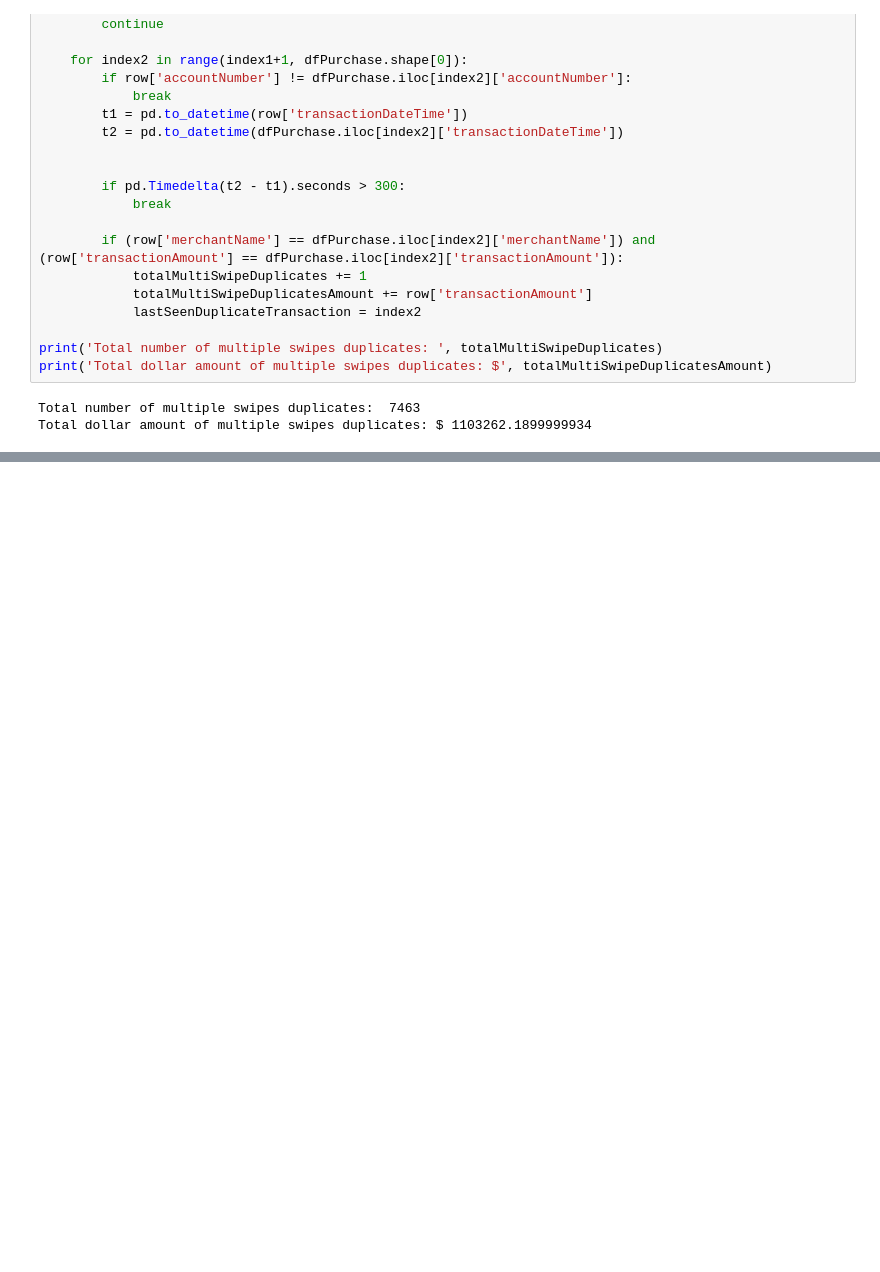
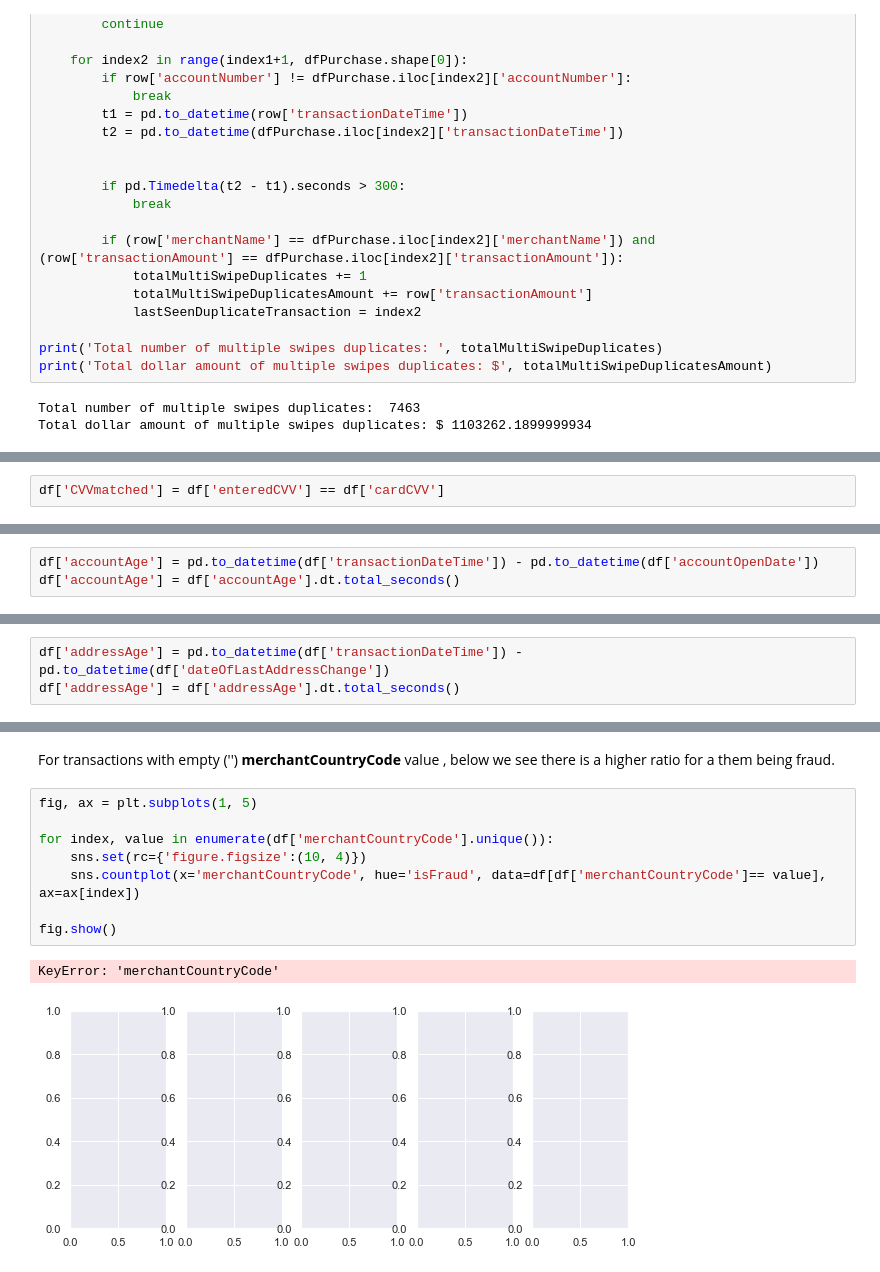
Before and after one commit to sami001/credit-transaction-fraud-detection, a Jupyter notebook: DataScienceChallenge-CardTransactions.ipynb, the cells around one changed output, grey strips where cells are left out. Drawn from its saved outputs; the diff is of its cells as text; blank space fills up the shorter version.

Commit message:
added data preprocessing

```diff
--- a/DataScienceChallenge-CardTransactions.ipynb
+++ b/DataScienceChallenge-CardTransactions.ipynb
@@ -183,0 +198,2 @@ Some interesting observation about the duplicate transactions:
+# %%
+df['CVVmatched'] = df['enteredCVV'] == df['cardCVV']
@@ -183,0 +202,3 @@ Some interesting observation about the duplicate transactions:
+# %%
+df['accountAge'] = pd.to_datetime(df['transactionDateTime']) - pd.to_datetime(df['accountOpenDate'])
+df['accountAge'] = df['accountAge'].dt.total_seconds()
@@ -183,0 +207,3 @@ Some interesting observation about the duplicate transactions:
+# %%
+df['addressAge'] = pd.to_datetime(df['transactionDateTime']) - pd.to_datetime(df['dateOfLastAddressChange'])
+df['addressAge'] = df['addressAge'].dt.total_seconds()
@@ -183,0 +226,13 @@ Some interesting observation about the duplicate transactions:
+# %% [markdown]
+For transactions with empty ('') **merchantCountryCode** value , below we see there is a higher ratio for a them being fraud.
+# %%
+fig, ax = plt.subplots(1, 5)
+
+for index, value in enumerate(df['merchantCountryCode'].unique()):
+    sns.set(rc={'figure.figsize':(10, 4)})
+    sns.countplot(x='merchantCountryCode', hue='isFraud', data=df[df['merchantCountryCode']== value], ax=ax[index])
+
+fig.show()
+# %% [output]
+KeyError: 'merchantCountryCode'
+[figure, added]
```
Also changed, not shown: parts of 16 cells of this notebook.
